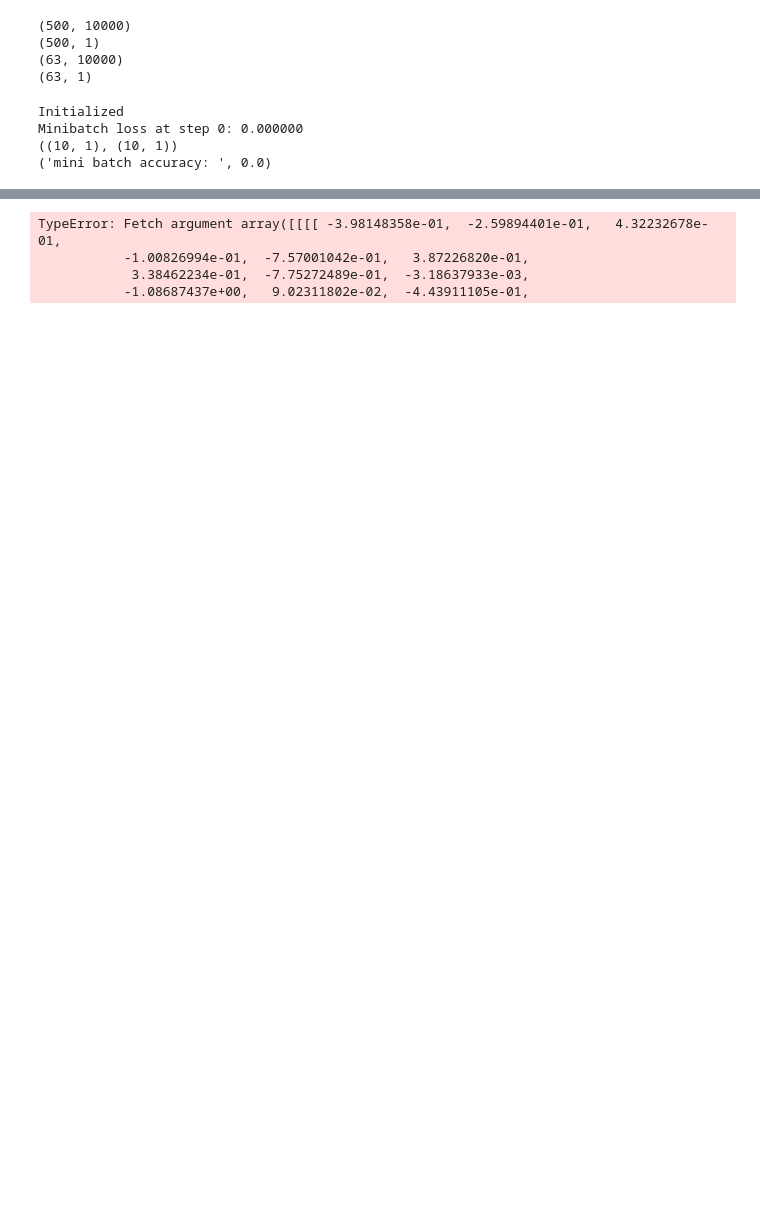
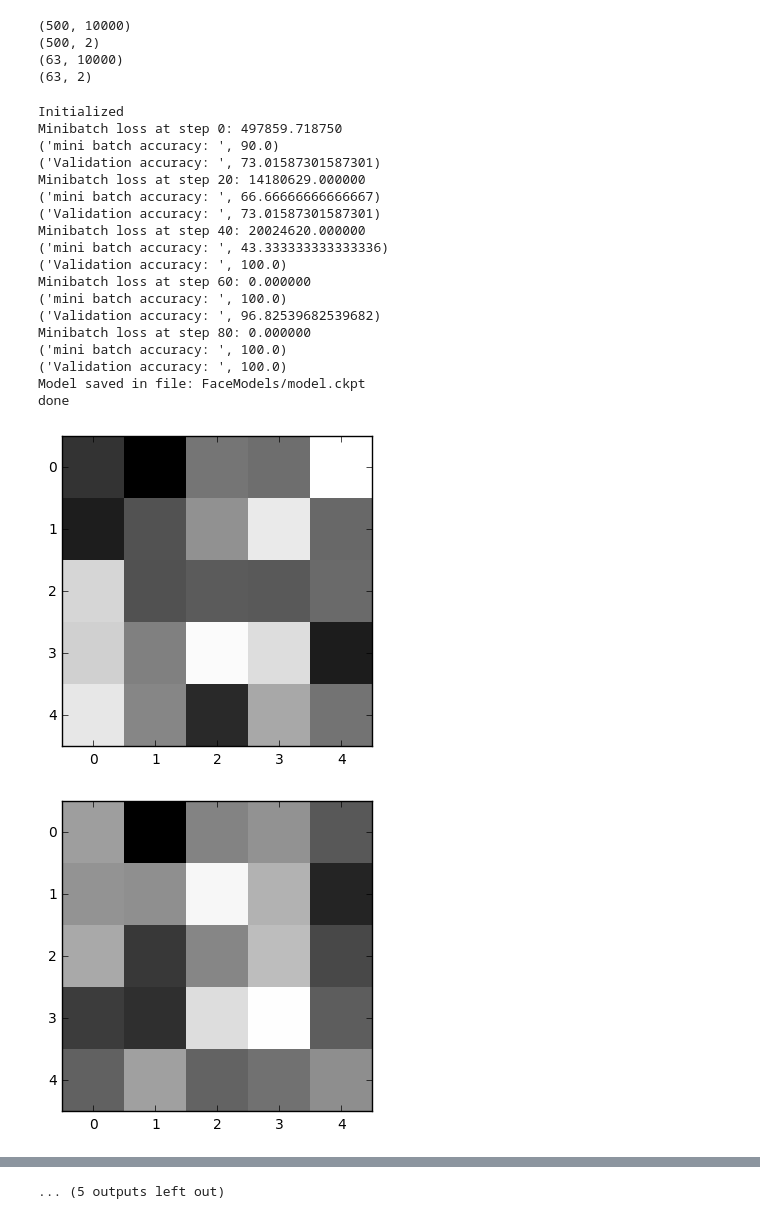
Before and after one commit to vigneshj6/FaceConvolution, a Jupyter notebook: FaceConv1.ipynb, the cells around one changed output, grey strips where cells are left out. Cells and saved outputs as stored; diff of their text form; code cells hidden in the pictures; blank space fills up the shorter version.

```diff
--- a/FaceConv1.ipynb
+++ b/FaceConv1.ipynb
@@ -75,15 +79,15 @@ for i in xrange(0,len(train_dataset[:10])):
 image_size = 100
 train_size = 500;
 X_train = train_dataset[0:train_size].reshape(train_size,(image_size*image_size)).astype(np.float32);
-y_train = train_labels[0:train_size].astype(np.float32)
+y_train = train_labels[0:train_size][:].astype(np.float32)
 X_test = train_dataset[train_size:].reshape(train_dataset[train_size:].shape[0],(image_size*image_size)).astype(np.float32);
-y_test = train_labels[train_size:].astype(np.float32)
+y_test = train_labels[train_size:][:].astype(np.float32)
 print(X_train.shape)
 print(y_train.shape)
 print(X_test.shape)
 print(y_test.shape)
 # %% [output]
 (500, 10000)
-(500, 1)
+(500, 2)
 (63, 10000)
-(63, 1)
+(63, 2)
@@ -90,9 +96,9 @@ print(y_test.shape)
 # %%
 image_size = 100
-num_labels = 1
+num_labels = 2
 num_steps = 100
-batch_size = 10
-alpha = 0.001;
+batch_size = 30
+alpha = 0.01;
 # %%
 
 def conv2d(x, W):
@@ -154,31 +164,57 @@ with graph.as_default():
 # %%
-def accuracy1(predictions, labels):
+def accuracy(predictions, labels):
     eq = (np.argmax(predictions, 1) == np.argmax(labels, 1))
     return ((100.0 * np.sum(eq))/eq.size)
+
+"""
 def accuracy(predictions, labels):
     eq = (predictions == labels)
-    print(predictions.shape,labels.shape)
     return ((100.0 * np.sum(eq))/eq.size)
-Result = [];
-sess = {};
+"""
 with tf.Session(graph=graph) as session:
     tf.global_variables_initializer().run()
+    writer = tf.summary.FileWriter("/tmp/tensorflow")
     offset=0
     print("Initialized")
     for step in range(num_steps):
         offset = (step * batch_size) % (X_train.shape[0] - batch_size)
         batch_data = X_train[offset:(offset + batch_size), :]
         batch_labels = y_train[offset:(offset + batch_size), :]
         feed_dict = {X : batch_data, y : batch_labels}
-        _, l, predictions,W = session.run([optimizer, loss, train_prediction,W],feed_dict=feed_dict)
+        _, l, predictions,s = session.run([optimizer, loss, train_prediction,summary],feed_dict=feed_dict)
         if (step % 20 == 0):
             print("Minibatch loss at step %d: %f" % (step, l))
             print("mini batch accuracy: ", accuracy(predictions, batch_labels))
-            #print("Validation accuracy: ", accuracy(valid_prediction.eval(), y_valid))
-    joblib.dump(W, 'FaceModels/Version1/vig_face.pkl')
+            print("Validation accuracy: ", accuracy(valid_prediction.eval(), y_test))
+    saver = tf.train.Saver(W);
+    save_path = saver.save(session, "FaceModels/model.ckpt")
+    writer.add_graph(session.graph);
+    writer.add_summary(s)
+    print("Model saved in file: %s" % save_path)
     print("done")
+    con1 = W[0].eval()
+    con1 = con1.reshape(16,1,5,5)
+    for i in range(16):
+        plt.imshow(con1[i][0],cmap='gray',interpolation="none")
+        plt.show()
 # %% [output]
 Initialized
-Minibatch loss at step 0: 0.000000
-((10, 1), (10, 1))
-('mini batch accuracy: ', 0.0)
+Minibatch loss at step 0: 497859.718750
+('mini batch accuracy: ', 90.0)
+('Validation accuracy: ', 73.01587301587301)
+Minibatch loss at step 20: 14180629.000000
+('mini batch accuracy: ', 66.66666666666667)
+('Validation accuracy: ', 73.01587301587301)
+Minibatch loss at step 40: 20024620.000000
+('mini batch accuracy: ', 43.333333333333336)
+('Validation accuracy: ', 100.0)
+Minibatch loss at step 60: 0.000000
+('mini batch accuracy: ', 100.0)
+('Validation accuracy: ', 96.82539682539682)
+Minibatch loss at step 80: 0.000000
+('mini batch accuracy: ', 100.0)
+('Validation accuracy: ', 100.0)
+Model saved in file: FaceModels/model.ckpt
+done
+[figure, added]
+[figure, added]
@@ -185,4 +230 @@ Minibatch loss at step 0: 0.000000
-TypeError: Fetch argument array([[[[ -3.98148358e-01,  -2.59894401e-01,   4.32232678e-01,
-           -1.00826994e-01,  -7.57001042e-01,   3.87226820e-01,
-            3.38462234e-01,  -7.75272489e-01,  -3.18637933e-03,
-           -1.08687437e+00,   9.02311802e-02,  -4.43911105e-01,
+... (5 outputs left out)
```
Also changed, not shown: parts of 7 cells of this notebook.
